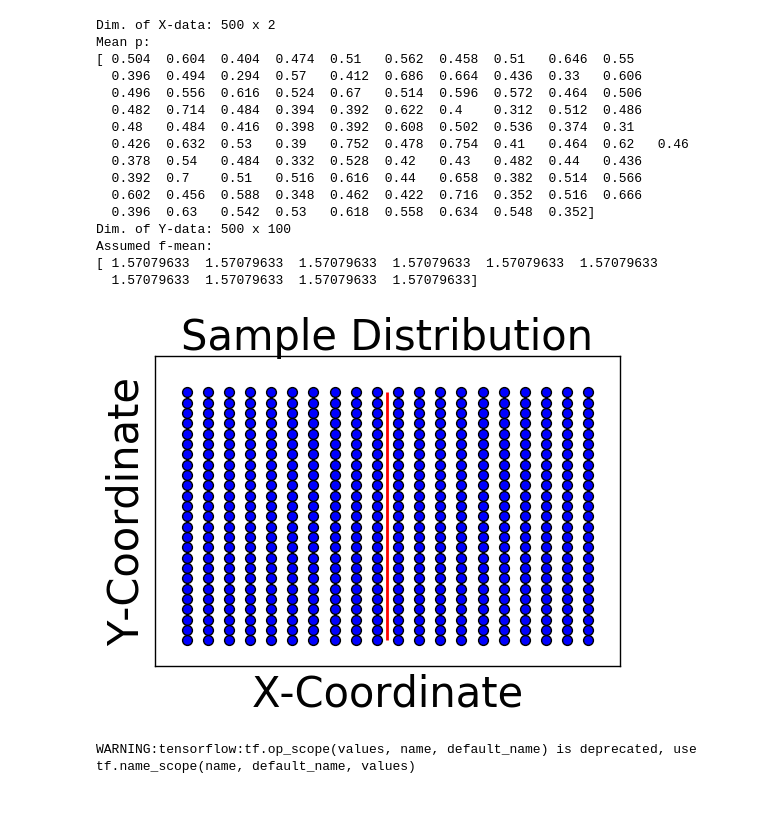
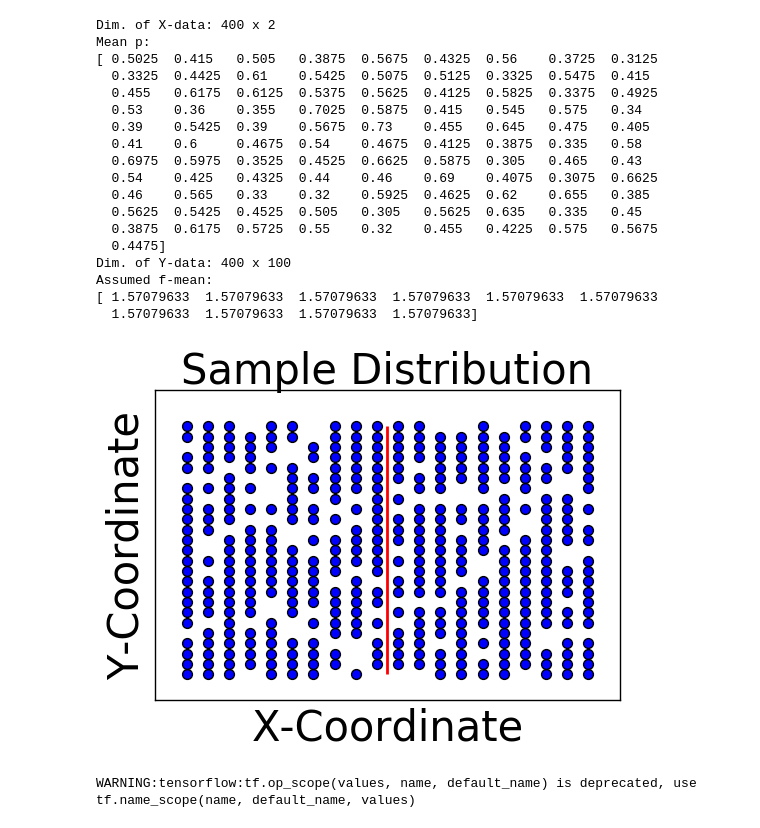
Before and after one commit to hringbauer/BarrierInferPublic, a Jupyter notebook: Laplace.ipynb, the cells around one changed output. Saved outputs shown, nothing was run; the diff lists cells and outputs as text; code cells hidden in the pictures.

```diff
--- a/Laplace.ipynb
+++ b/Laplace.ipynb
@@ -12,10 +12,10 @@ import cPickle as pickle
 import time
 import scipy.optimize as opt
 # %%
-nr_inds = 600 # Nr. of Individuals to Check
+nr_inds = 400 # Nr. of Individuals to Check
 
-X_data = np.loadtxt('./coordinates12.csv', delimiter='$').astype('float64') # Load the complete X-Data
-Y_data = np.loadtxt('./data_genotypes12.csv', delimiter='$').astype('float64') # Load the complete Y-Data
+X_data = np.loadtxt('./coordinates14.csv', delimiter='$').astype('float64') # Load the complete X-Data
+Y_data = np.loadtxt('./data_genotypes14.csv', delimiter='$').astype('float64') # Load the complete Y-Data
 
 #path1 = "data_lists.p"  # Load data from pickle file!
 #x_data_sets, y_data_sets  = pickle.load(open(path1, "rb"))  # Load data from pickle file!
@@ -58,46 +58,48 @@ print(p_mean)
 #print(len(f_mean))
 #print(len(f_mean))
 Y_data[Y_data < 0.5] = -1.0  # For the logit Link function
 print("Dim. of Y-data: %i x %i" % (M1, nr_loci))
 
 #mean_paramss = np.array([f_mean for _ in range(nr_loci)]) # Initial Parameter for the mean-parameters
 #mean_paramss = np.array([0.0 for _ in range(nr_loci)])  # Set everything to 0
 mean_paramss = np.array([np.pi/2.0 for _ in range(nr_loci)])  # Set everything to 0.5. For ArcSin Model
 #mean_paramss = np.array(f_mean)
 print("Assumed f-mean:")
 print(mean_paramss[:10])
 
 # Plot the data
 pylab.figure()
 pylab.title("Sample Distribution", fontsize=30)
 pylab.scatter(X_data[:,0], X_data[:,1], label = "Samples",s=50)
 pylab.vlines(0, min(X_data[:,1]), max(X_data[:,1]),linewidth=2, color="red", label="Barrier")
 pylab.xlabel("X-Coordinate", fontsize=30)
 pylab.ylabel("Y-Coordinate", fontsize=30)
 pylab.xlim([-22,22])
 pylab.ylim([-30,30])
 pylab.tick_params(axis='both', which='both', bottom='off',
                     top='off', labelbottom='off', right='off', left='off', labelleft='off')
 #pylab.legend(fontsize=20)
 pylab.show()
 # %% [output]
-Dim. of X-data: 500 x 2
+Dim. of X-data: 400 x 2
 Mean p:
-[ 0.504  0.604  0.404  0.474  0.51   0.562  0.458  0.51   0.646  0.55
-  0.396  0.494  0.294  0.57   0.412  0.686  0.664  0.436  0.33   0.606
-  0.496  0.556  0.616  0.524  0.67   0.514  0.596  0.572  0.464  0.506
-  0.482  0.714  0.484  0.394  0.392  0.622  0.4    0.312  0.512  0.486
-  0.48   0.484  0.416  0.398  0.392  0.608  0.502  0.536  0.374  0.31
-  0.426  0.632  0.53   0.39   0.752  0.478  0.754  0.41   0.464  0.62   0.46
-  0.378  0.54   0.484  0.332  0.528  0.42   0.43   0.482  0.44   0.436
-  0.392  0.7    0.51   0.516  0.616  0.44   0.658  0.382  0.514  0.566
-  0.602  0.456  0.588  0.348  0.462  0.422  0.716  0.352  0.516  0.666
-  0.396  0.63   0.542  0.53   0.618  0.558  0.634  0.548  0.352]
-Dim. of Y-data: 500 x 100
+[ 0.5025  0.415   0.505   0.3875  0.5675  0.4325  0.56    0.3725  0.3125
+  0.3325  0.4425  0.61    0.5425  0.5075  0.5125  0.3325  0.5475  0.415
+  0.455   0.6175  0.6125  0.5375  0.5625  0.4125  0.5825  0.3375  0.4925
+  0.53    0.36    0.355   0.7025  0.5875  0.415   0.545   0.575   0.34
+  0.39    0.5425  0.39    0.5675  0.73    0.455   0.645   0.475   0.405
+  0.41    0.6     0.4675  0.54    0.4675  0.4125  0.3875  0.335   0.58
+  0.6975  0.5975  0.3525  0.4525  0.6625  0.5875  0.305   0.465   0.43
+  0.54    0.425   0.4325  0.44    0.46    0.69    0.4075  0.3075  0.6625
+  0.46    0.565   0.33    0.32    0.5925  0.4625  0.62    0.655   0.385
+  0.5625  0.5425  0.4525  0.505   0.305   0.5625  0.635   0.335   0.45
+  0.3875  0.6175  0.5725  0.55    0.32    0.455   0.4225  0.575   0.5675
+  0.4475]
+Dim. of Y-data: 400 x 100
 Assumed f-mean:
 [ 1.57079633  1.57079633  1.57079633  1.57079633  1.57079633  1.57079633
   1.57079633  1.57079633  1.57079633  1.57079633]
-[figure, old version]
+[figure, new version]
 # %%
 ###### The Full Kernel:
 def full_kernel_function(coords, l, a, c, sigma_sqrd=0):
```
Also changed, not shown: parts of 3 cells of this notebook, 2 other files.
